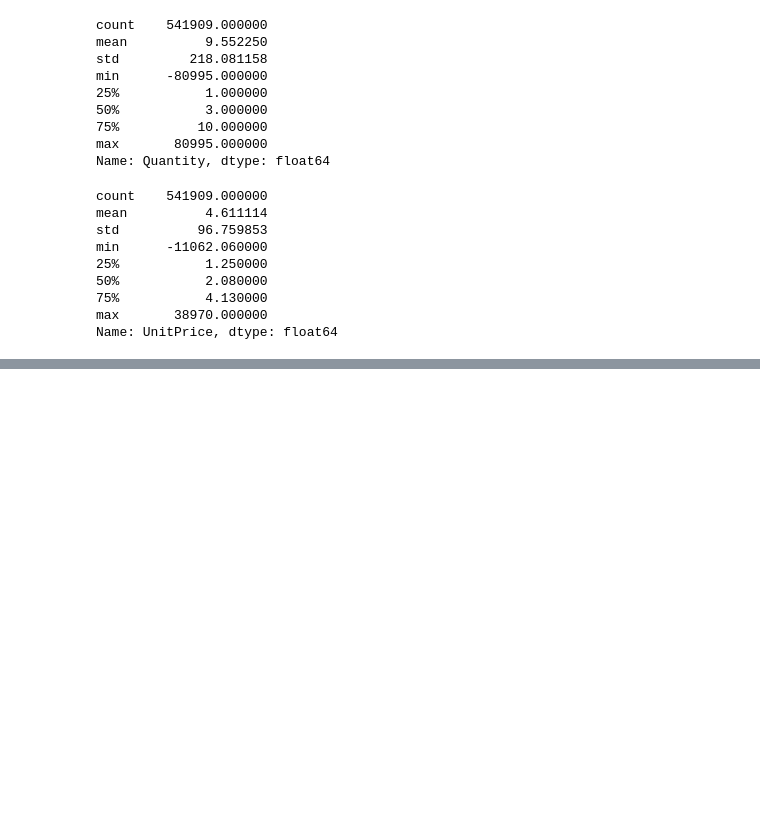
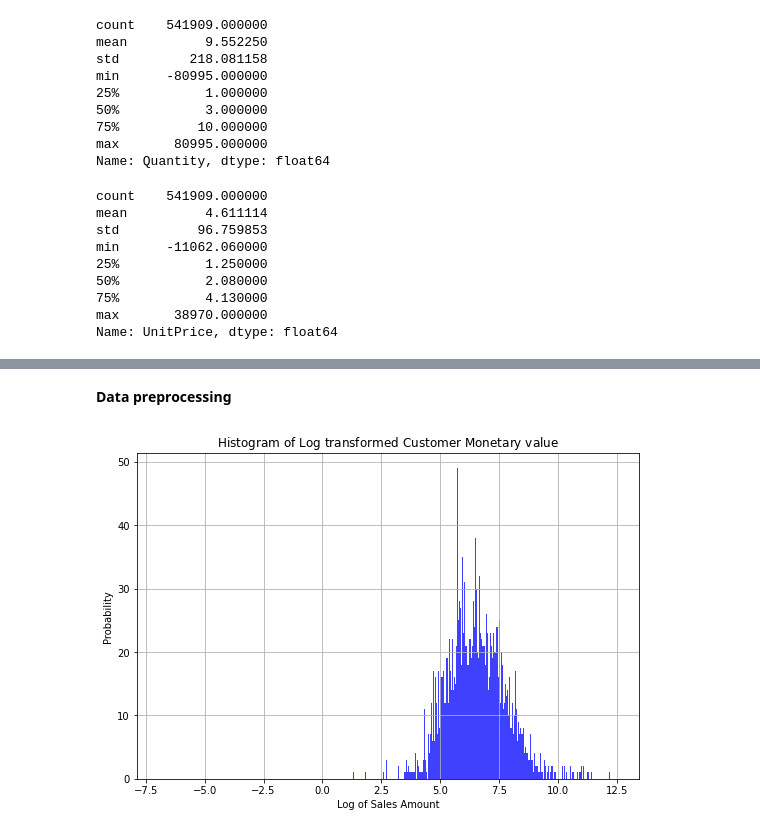
Before and after one commit to paulsok/kaggle, a Jupyter notebook: Online Retail Data Set/online_retail_data_set.ipynb, the cells around one changed output, grey strips where cells are left out. Cells and saved outputs as stored; diff of their text form; code cells hidden in the pictures; blank space fills up the shorter version.

```diff
--- a/Online Retail Data Set/online_retail_data_set.ipynb
+++ b/Online Retail Data Set/online_retail_data_set.ipynb
@@ -98,0 +184,3 @@ Name: UnitPrice, dtype: float64
+# %%
+customer_history_df = customer_history_df.merge(customer_monetary_val, how='outer')
+customer_history_df.amount = customer_history_df.amount + 0.001
@@ -98,0 +196,6 @@ Name: UnitPrice, dtype: float64
+# %%
+# frequency
+customer_freq = cs_df[['CustomerID', 'amount']].groupby("CustomerID").count().reset_index()
+customer_freq.rename(columns={'amount':'frequency'}, inplace=True)
+# %%
+customer_history_df = customer_history_df.merge(customer_freq, how='outer')
@@ -98,0 +211,7 @@ Name: UnitPrice, dtype: float64
+# %% [markdown]
+**Data preprocessing**
+# %%
+# log scaling
+customer_history_df['recency_log'] = customer_history_df['recency'].apply(math.log)
+customer_history_df['frequency_log'] = customer_history_df['frequency'].apply(math.log)
+customer_history_df['amount_log'] = customer_history_df['amount'].apply(math.log)
@@ -98,0 +224,10 @@ Name: UnitPrice, dtype: float64
+# %%
+x = customer_history_df.amount_log
+plt.figure(figsize=(9, 6))
+n, bins, patches = plt.hist(x, 1000, facecolor='blue', alpha=0.75)
+plt.xlabel('Log of Sales Amount')
+plt.ylabel('Probability')
+plt.title(r'$\mathrm{Histogram\ of\ Log\ transformed\ Customer\ Monetary\ value}\ $')
+plt.grid(True)
+# %% [output]
+[figure, added]
```
Also changed, not shown: parts of 25 cells of this notebook.
